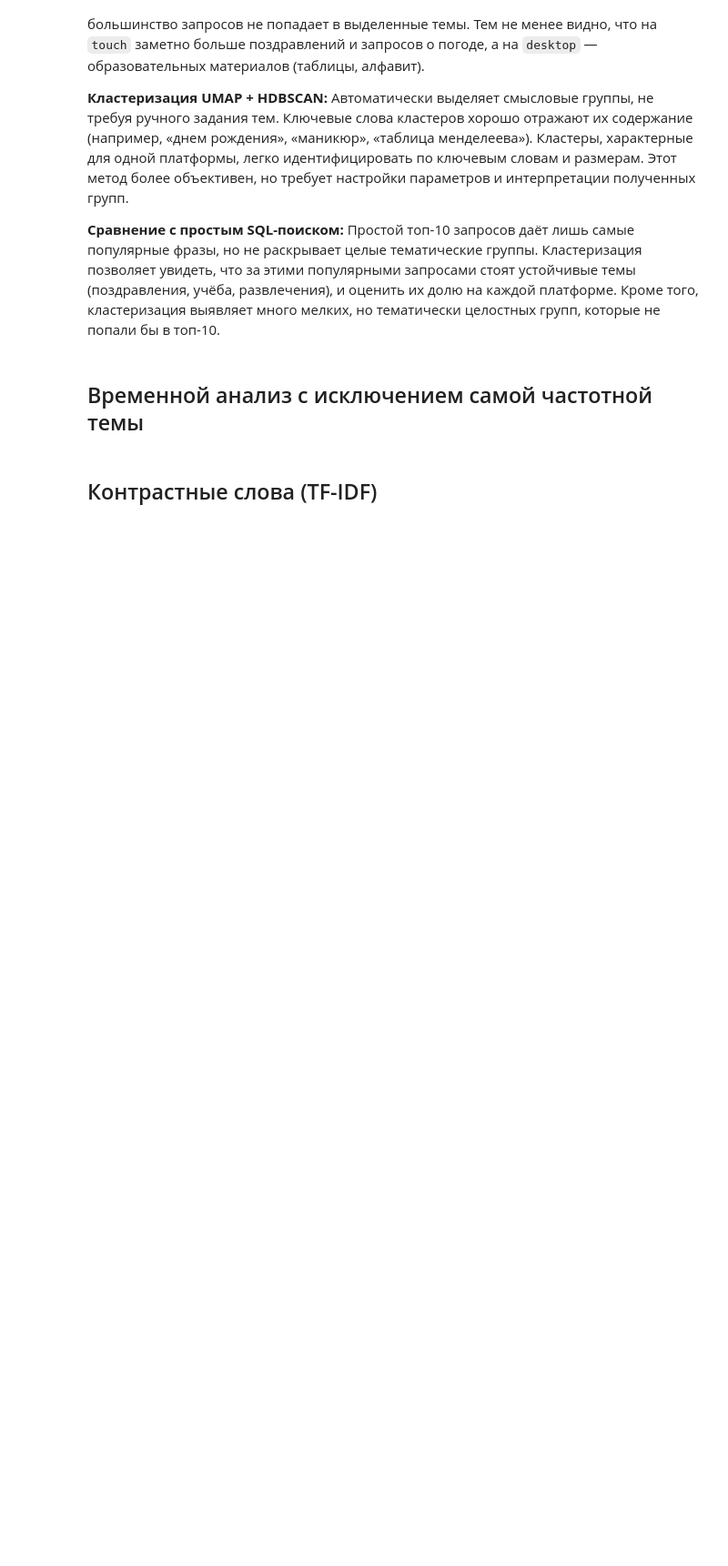
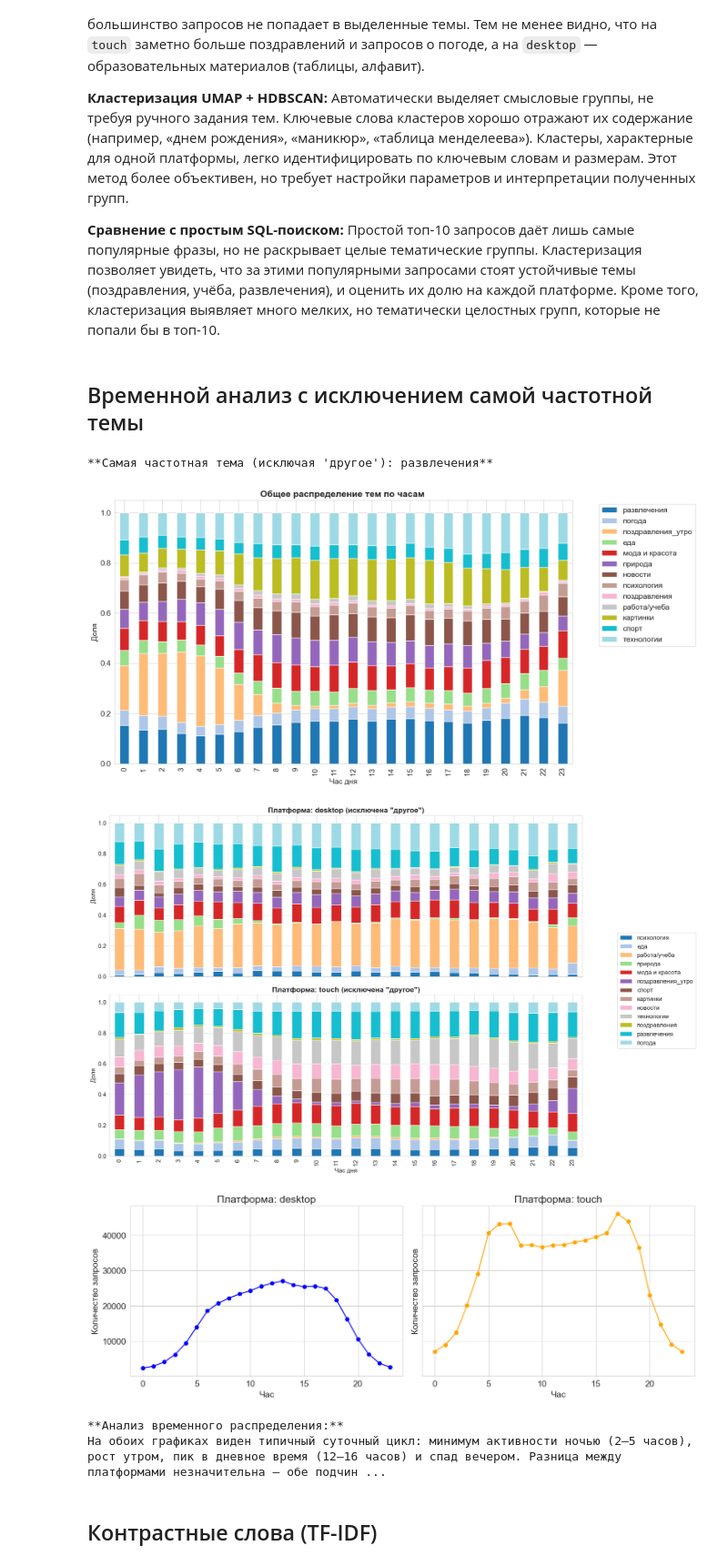
Before and after one commit to Mihail-Chr/projects, a Jupyter notebook: BI analiz YAndex/analysis_new.ipynb, the cells around one changed output. Shown at 91% size. Cells and saved outputs as stored; diff of their text form; code cells hidden in the pictures; blank space fills up the shorter version.

```diff
--- a/BI analiz YAndex/analysis_new.ipynb
+++ b/BI analiz YAndex/analysis_new.ipynb
@@ -451,30 +452,75 @@ UMAP reduction...
 # %%
 # Самая частотная тема (исключая 'другое')
 topic_counts = topic_dist_pd.sum(axis=0).sort_values(ascending=False)
 if 'другое' in topic_counts.index:
     topic_counts = topic_counts.drop('другое')
 most_freq_topic = topic_counts.index[0]
 print(f"**Самая частотная тема (исключая 'другое'): {most_freq_topic}**")
+
+# Общий график (stacked bar)
+df_filtered = df_filtered = df_pl.filter(pl.col('topic') != 'другое')
+hourly_topic = df_filtered.group_by(['hour', 'topic']).agg(pl.len().alias('cnt')).pivot(
+    index='hour', columns='topic', values='cnt', aggregate_function='first'
+).fill_null(0).sort('hour')
+hourly_topic_pd = hourly_topic.to_pandas().set_index('hour')
+hourly_topic_norm = hourly_topic_pd.div(hourly_topic_pd.sum(axis=1), axis=0)
+
+ax = hourly_topic_norm.plot(kind='bar', stacked=True, figsize=(16,8), colormap='tab20')
+plt.title(f'Общее распределение тем по часам ', fontweight='bold')
+plt.xlabel('Час дня')
+plt.ylabel('Доля')
+plt.legend(bbox_to_anchor=(1.05, 1), loc='upper left')
+plt.tight_layout()
+plt.show()
+
+# Раздельный анализ по платформам
+fig, axes = plt.subplots(2, 1, figsize=(16, 12), sharex=True)
+
+for ax, plat in zip(axes, ['desktop', 'touch']):
+    df_plat = df_filtered.filter(pl.col('platform') == plat)
+    hourly_plat = df_plat.group_by(['hour', 'topic']).agg(pl.len().alias('cnt')).pivot(
+        index='hour', columns='topic', values='cnt', aggregate_function='first'
+    ).fill_null(0).sort('hour')
+    hourly_plat_pd = hourly_plat.to_pandas().set_index('hour')
+    hourly_plat_norm = hourly_plat_pd.div(hourly_plat_pd.sum(axis=1), axis=0)
+
+    hourly_plat_norm.plot(kind='bar', stacked=True, ax=ax, colormap='tab20', legend=False)
+    ax.set_title(f'Платформа: {plat} (исключена "другое")', fontweight='bold')
+    ax.set_ylabel('Доля')
+    ax.grid(axis='y', linestyle='--', alpha=0.7)
+
+axes[-1].set_xlabel('Час дня')
+handles, labels = ax.get_legend_handles_labels()
+fig.legend(handles, labels, bbox_to_anchor=(1.05, 0.5), loc='center left')
+plt.tight_layout()
+plt.show()
 
 # Построим графики по часам для каждой платформы
 hourly = df_pl.group_by(['platform', 'hour']).len().sort(['platform', 'hour']).to_pandas()
 
 fig, axes = plt.subplots(1, 2, figsize=(14,5), sharey=True)
 
 for ax, plat in zip(axes, ['desktop', 'touch']):
     data = hourly[hourly['platform'] == plat]
     ax.plot(data['hour'], data['len'], marker='o', linestyle='-', color='blue' if plat=='desktop' else 'orange')
     ax.set_title(f'Платформа: {plat}')
     ax.set_xlabel('Час')
     ax.set_ylabel('Количество запросов')
     ax.grid(True)
 
 plt.tight_layout()
 plt.show()
 
 # Пояснение
 print("\n**Анализ временного распределения:**")
 print("На обоих графиках виден типичный суточный цикл: минимум активности ночью (2–5 часов), рост утром, пик в дневное время (12–16 часов) и спад вечером. Разница между платформами незначительна – обе подчиняются общему ритму активности пользователей. Небольшой сдвиг пиков может объясняться тем, что мобильные устройства чаще используются в утренние/вечерние часы вне работы, а компьютеры – в рабочее время, однако в данных это выражено слабо.")
+# %% [output]
+**Самая частотная тема (исключая 'другое'): развлечения**
+[figure, added]
+[figure, added]
+[figure, added]
+**Анализ временного распределения:**
+На обоих графиках виден типичный суточный цикл: минимум активности ночью (2–5 часов), рост утром, пик в дневное время (12–16 часов) и спад вечером. Разница между платформами незначительна – обе подчин ...
 # %% [markdown]
 ## Контрастные слова (TF-IDF)
 # %%
```
Also changed, not shown: parts of 2 cells of this notebook.
